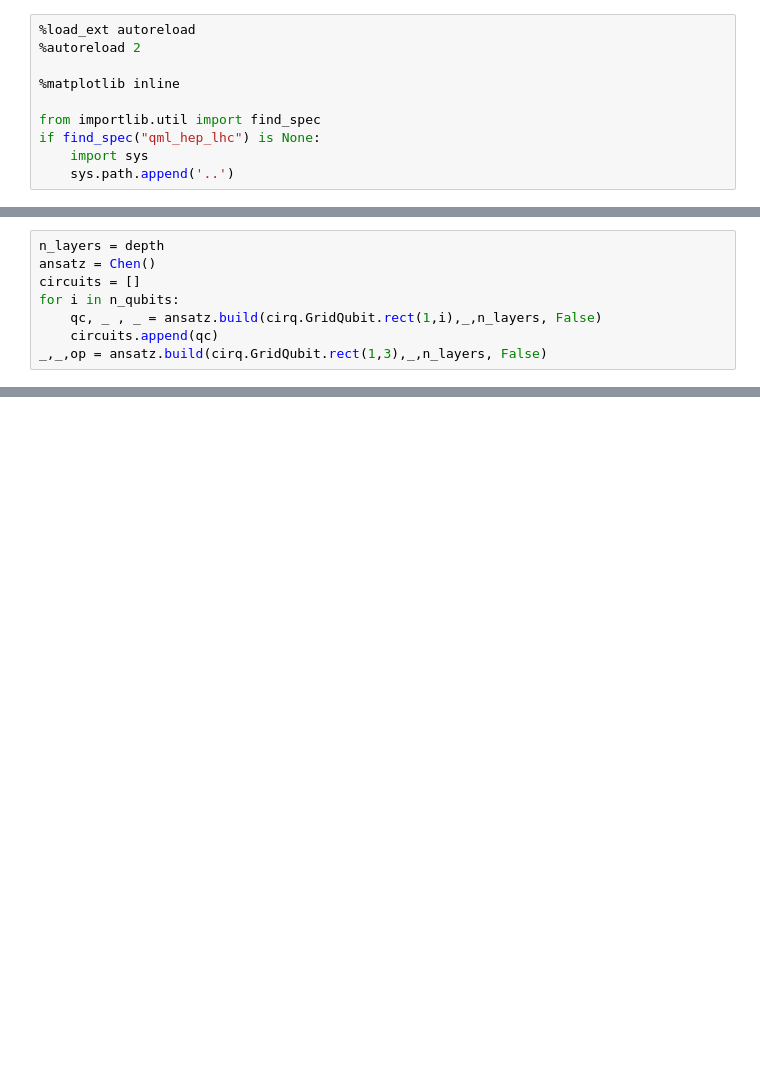
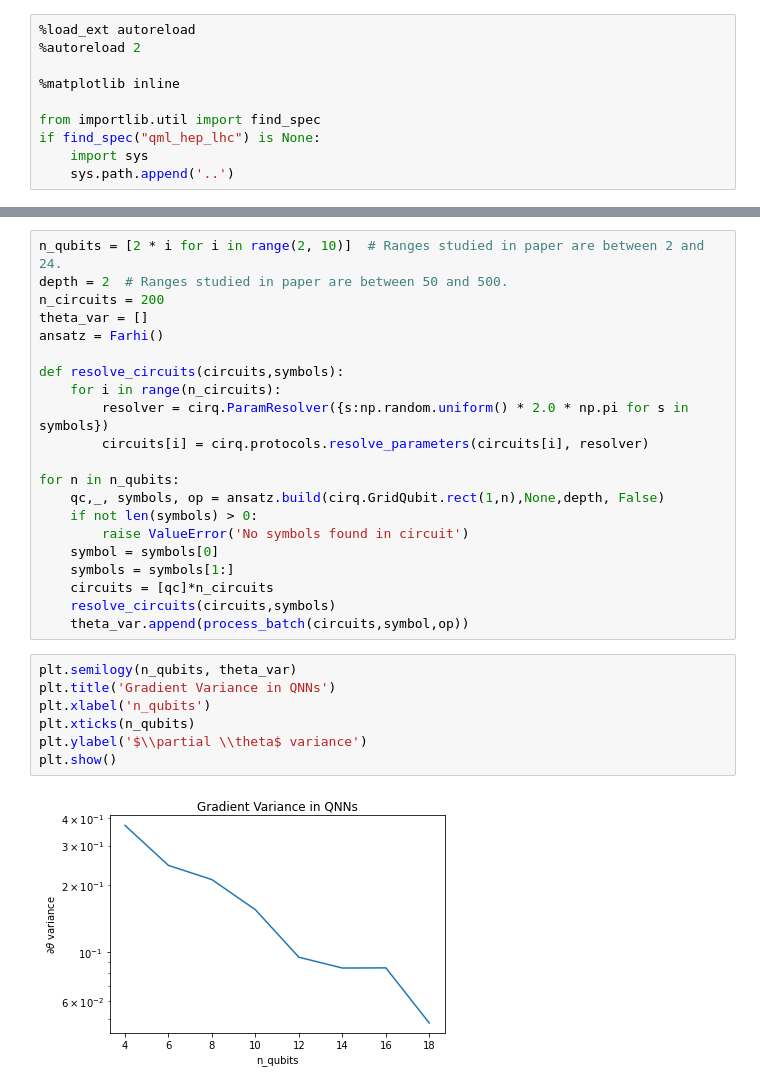
Before and after one commit to Gopal-Dahale/qml-hep-lhc, a Jupyter notebook: notebooks/Circuit Descriptors.ipynb, the cells around one changed output, grey strips where cells are left out. Cells and saved outputs as stored; diff of their text form; blank space fills up the shorter version.

```diff
--- a/notebooks/Circuit Descriptors.ipynb
+++ b/notebooks/Circuit Descriptors.ipynb
@@ -17,8 +10,0 @@ depth = 2  # Ranges studied in paper are between 50 and 500.
-# %%
-n_layers = depth
-ansatz = Chen()
-circuits = []
-for i in n_qubits:
-    qc, _ , _ = ansatz.build(cirq.GridQubit.rect(1,i),_,n_layers, False)
-    circuits.append(qc)
-_,_,op = ansatz.build(cirq.GridQubit.rect(1,3),_,n_layers, False)
@@ -30,0 +45,30 @@ SyntaxError: unexpected EOF while parsing (1585307074.py, line 2)
+# %%
+n_qubits = [2 * i for i in range(2, 10)]  # Ranges studied in paper are between 2 and 24.
+depth = 2  # Ranges studied in paper are between 50 and 500.
+n_circuits = 200
+theta_var = []
+ansatz = Farhi()
+
+def resolve_circuits(circuits,symbols):
+    for i in range(n_circuits):
+        resolver = cirq.ParamResolver({s:np.random.uniform() * 2.0 * np.pi for s in symbols})
+        circuits[i] = cirq.protocols.resolve_parameters(circuits[i], resolver)
+
+for n in n_qubits:
+    qc,_, symbols, op = ansatz.build(cirq.GridQubit.rect(1,n),None,depth, False)
+    if not len(symbols) > 0:
+        raise ValueError('No symbols found in circuit')
+    symbol = symbols[0]
+    symbols = symbols[1:]
+    circuits = [qc]*n_circuits
+    resolve_circuits(circuits,symbols)
+    theta_var.append(process_batch(circuits,symbol,op))
+# %%
+plt.semilogy(n_qubits, theta_var)
+plt.title('Gradient Variance in QNNs')
+plt.xlabel('n_qubits')
+plt.xticks(n_qubits)
+plt.ylabel('$\\partial \\theta$ variance')
+plt.show()
+# %% [output]
+[figure, added]
```
Also changed, not shown: parts of 5 cells of this notebook, 6 other files.
